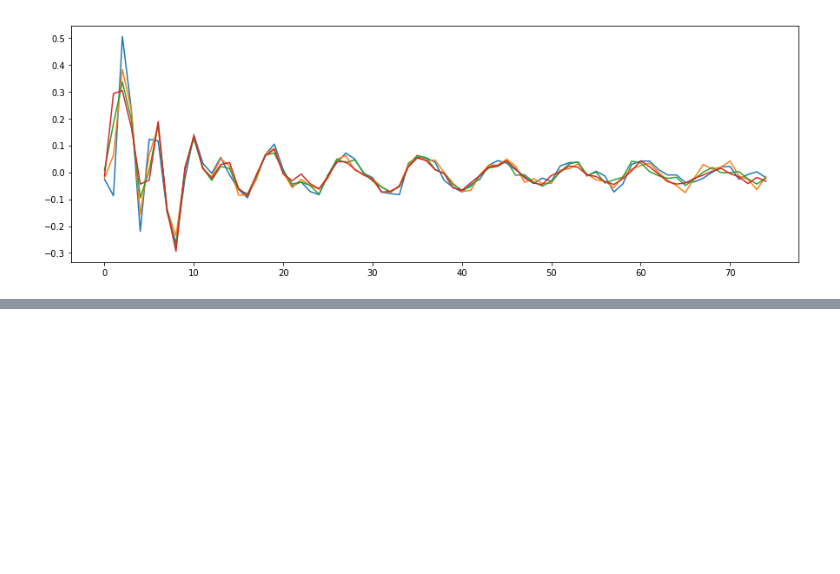
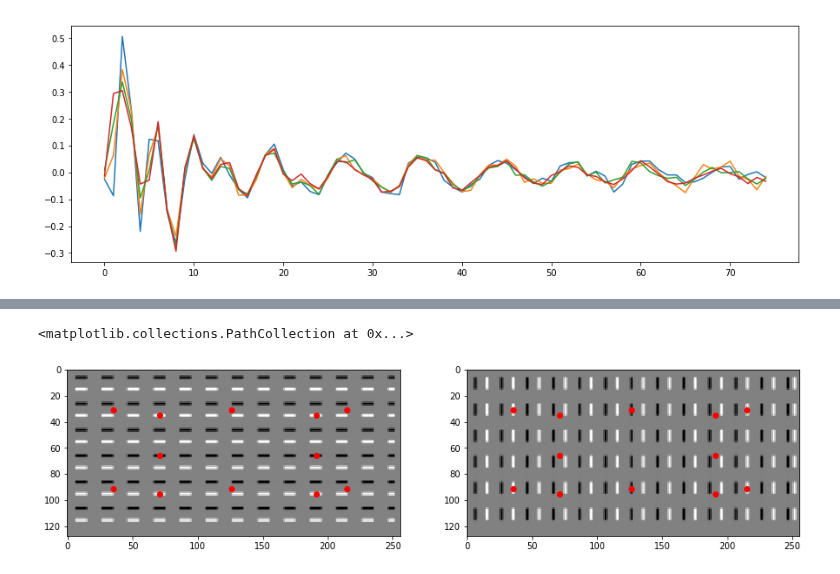
Before and after one commit to ladisk/pyidi, a Jupyter notebook: Showcase.ipynb, the cells around one changed output, grey strips where cells are left out. Saved outputs shown, nothing was run; the diff lists cells and outputs as text; code cells hidden in the pictures; blank space fills up the shorter version.

```diff
--- a/Showcase.ipynb
+++ b/Showcase.ipynb
@@ -65,0 +90,27 @@ ax.plot(displacements);
+# %%
+reference_image_2 = np.average(video_2.mraw[:10], axis=0)
+grad0_2, grad1_2 = np.gradient(reference_image)
+# %%
+inds_2 = np.array([
+    [ 31,  35],
+    [ 91,  35],
+    [ 31, 215],
+    [ 91, 215],
+    [ 31, 126],
+    [ 91, 126],
+    [ 66,  71],
+    [ 35,  71],
+    [ 95,  71],
+    [ 66, 191],
+    [ 35, 191],
+    [ 95, 191]
+])
+# %%
+fig, ax = plt.subplots(1, 2, figsize=(15, 4))
+ax[0].imshow(grad0_2, 'gray')
+ax[0].scatter(inds_2[:, 1], inds[:, 0], c='r')
+ax[1].imshow(grad1_2, 'gray')
+ax[1].scatter(inds_2[:, 1], inds[:, 0], c='r')
+# %% [output]
+<matplotlib.collections.PathCollection at 0x...>
+[figure, added]
```
Also changed, not shown: parts of 6 cells of this notebook, 3 other files.
